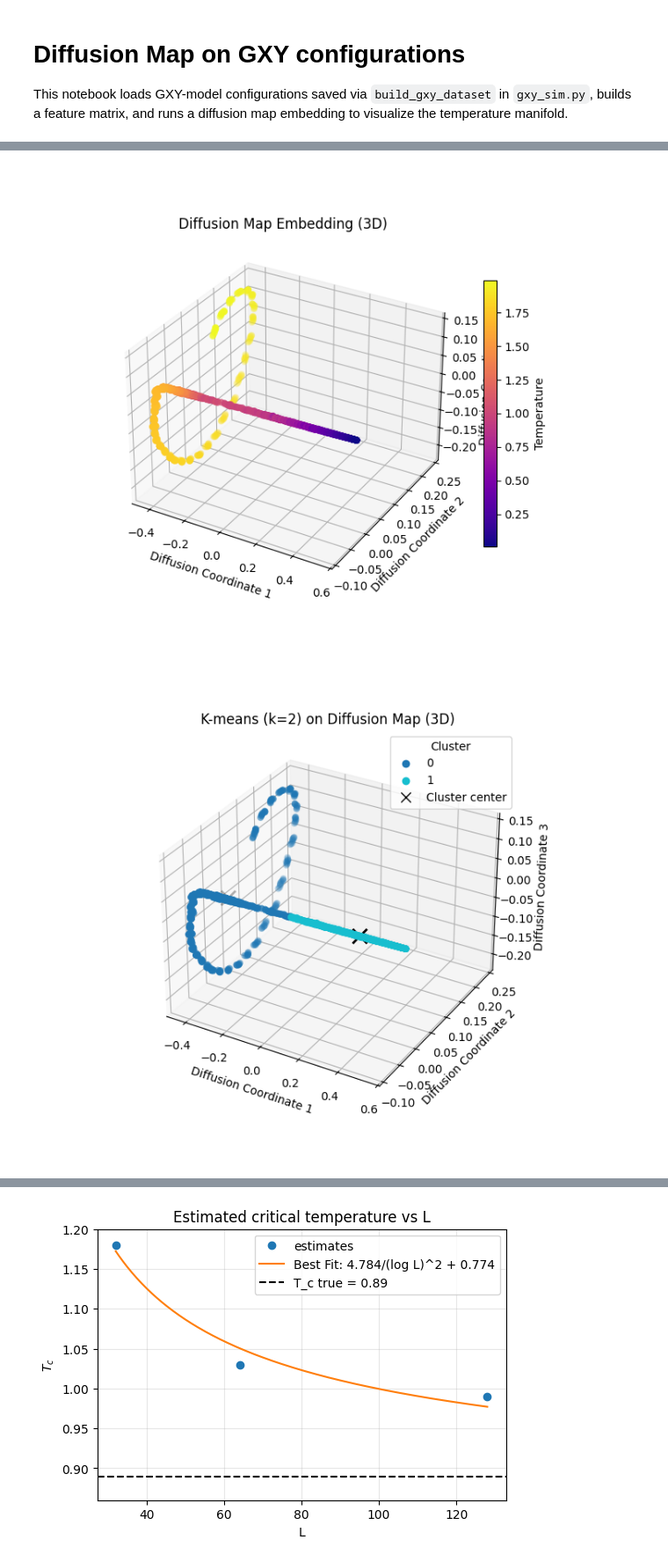
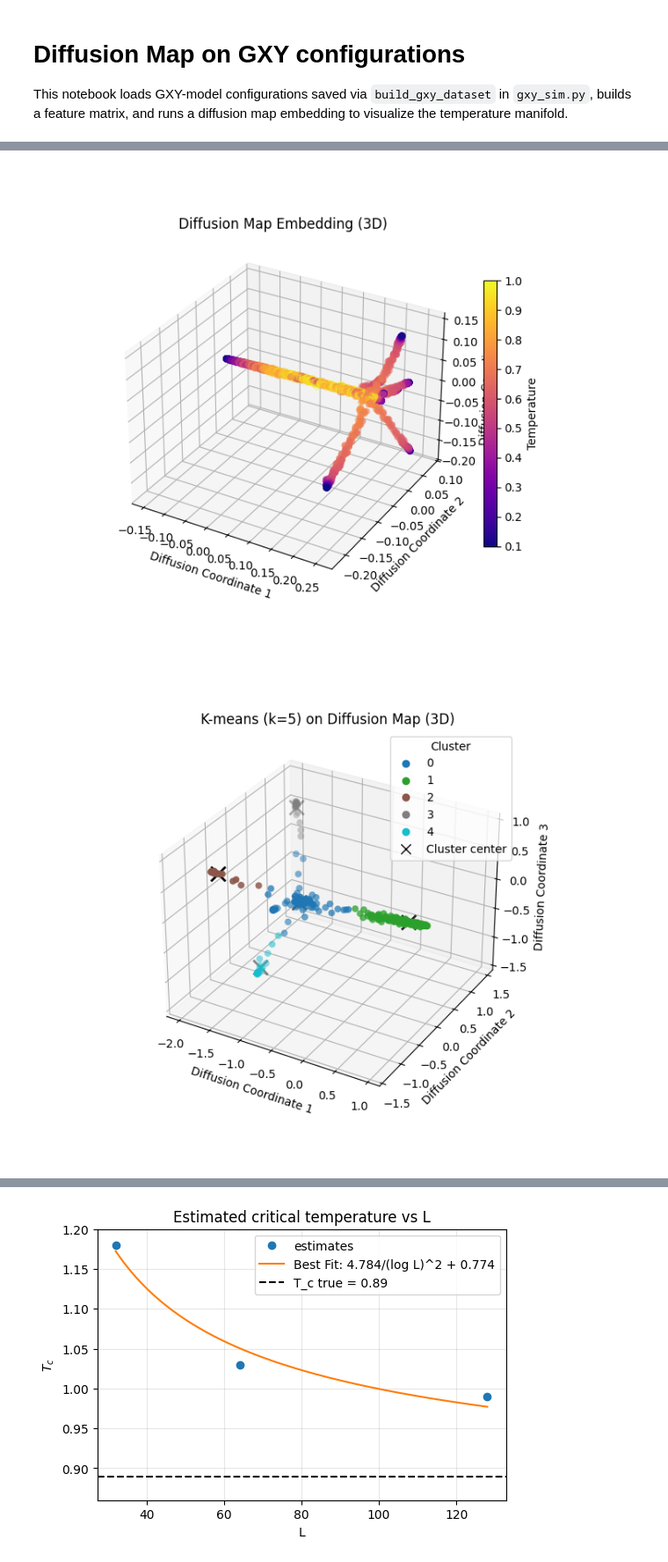
Before and after one commit to neel-j-dev/Classifying-BLK-Transitions, a Jupyter notebook: xy/GXY_Diffusion_Map.ipynb, the cells around one changed output, grey strips where cells are left out. Shown at 88% size. Saved outputs shown, nothing was run; the diff lists cells and outputs as text; code cells hidden in the pictures.

```diff
--- a/xy/GXY_Diffusion_Map.ipynb
+++ b/xy/GXY_Diffusion_Map.ipynb
@@ -11,8 +11,8 @@ import matplotlib.pyplot as plt
 %matplotlib inline
 
 # Path to the compressed dataset produced by build_xy_dataset
-DATA_PATH = Path('.npz')
-METADATA_PATH = Path('../xy_dataset_wolff.metadata_128x128.json')
+DATA_PATH = Path('gxy_dataset.npz')
+METADATA_PATH = Path('gxy_dataset.metadata.json')
 
 if not DATA_PATH.exists():
     raise FileNotFoundError(f"Dataset {DATA_PATH} not found. Update DATA_PATH to point to your file.")
@@ -215,13 +217,13 @@ cbar.set_label('Temperature')
 
 plt.show()
 # %% [output]
-[figure, old version]
+[figure, new version]
 # %%
 from sklearn.cluster import KMeans
 from matplotlib.lines import Line2D
 
 # K-means clustering on the first three coordinates; visualize labels and centers
-n_clusters = 2
+n_clusters = 5
 kmeans = KMeans(n_clusters=n_clusters, random_state=0, n_init='auto')
 labels = kmeans.fit_predict(embeddings[:, :3])
 centers = kmeans.cluster_centers_
@@ -235,34 +237,34 @@ scatter = ax.scatter(
     embeddings[:, 2] * 100,
     c=labels,
     cmap='tab10',
     s=35,
     edgecolor='none'
 )
 
 ax.scatter(
     centers[:, 0] * 100,
     centers[:, 1] * 100,
     centers[:, 2] * 100,
     marker='x',
     s=160,
     linewidths=2,
     c='k',
     label='Cluster center'
 )
 
 ax.set_xlabel('Diffusion Coordinate 1')
 ax.set_ylabel('Diffusion Coordinate 2')
 ax.set_zlabel('Diffusion Coordinate 3')
 ax.set_title(f'K-means (k={n_clusters}) on Diffusion Map (3D)')
 
 handles, labels_text = scatter.legend_elements()
 handles.append(Line2D([0], [0], marker='x', color='k', linestyle='none', markersize=8, label='Cluster center'))
 labels_text.append('Cluster center')
 ax.legend(handles, labels_text, title='Cluster')
 
 plt.show()
 # %% [output]
-[figure, old version]
+[figure, new version]
 # %%
 from sklearn.metrics import silhouette_score
 from sklearn.cluster import KMeans
```
Also changed, not shown: parts of 13 cells of this notebook, 1 other file.
